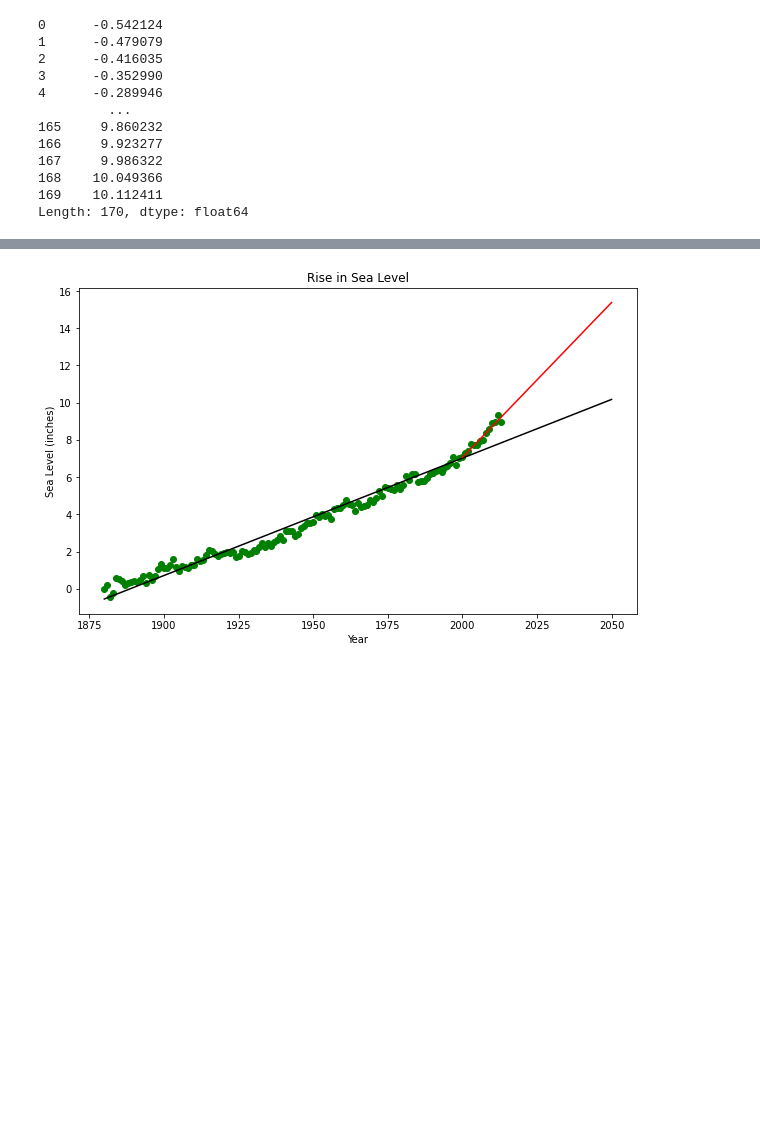
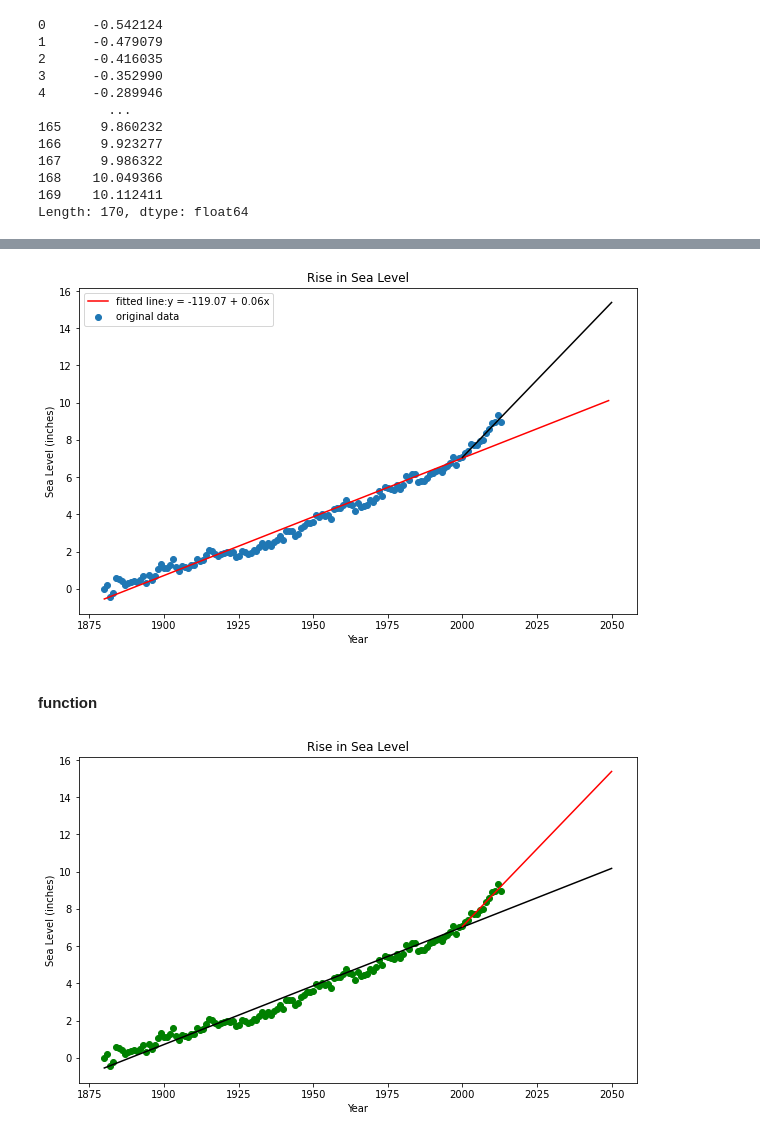
Before and after one commit to Daviedavie100/fcodecamp, a Jupyter notebook: boilerplate_sea_level_predictor.ipynb, the cells around one changed output, grey strips where cells are left out. Cells and saved outputs as stored; diff of their text form; code cells hidden in the pictures; blank space fills up the shorter version.

```diff
--- a/boilerplate_sea_level_predictor.ipynb
+++ b/boilerplate_sea_level_predictor.ipynb
@@ -212,3 +246,27 @@ plt.plot(x, y, 'o', label='original data')
+# %%
+# Create scatter plot
+'''Use matplotlib to create a scatter plot using the Year column as the x-axis and the
+CSIRO Adjusted Sea Level column as the y-axix.'''
+
+fig, ax = plt.subplots(figsize=(10,6))
+plt.scatter(x, y, label='original data')
+
+label='fitted line:''y = ' + '{:.2f}'.format(intercept) + ' + {:.2f}'.format(slope) + 'x'
+# Plot linear regression line.
+plt.plot(x_pred,y_pred, color="red", label=label)
+
+# Create second line of best fit
+plt.plot(x_pred2000, y_pred2000, color="black")
+
+plt.title('Rise in Sea Level')
+plt.xlabel('Year')
+plt.ylabel('Sea Level (inches)')
+plt.legend()
+plt.show();
+# %% [output]
+[figure, added]
+# %% [markdown]
+#### function
 # %%
 import pandas as pd
 import matplotlib.pyplot as plt
```
Also changed, not shown: parts of 14 cells of this notebook, 1 other file.
